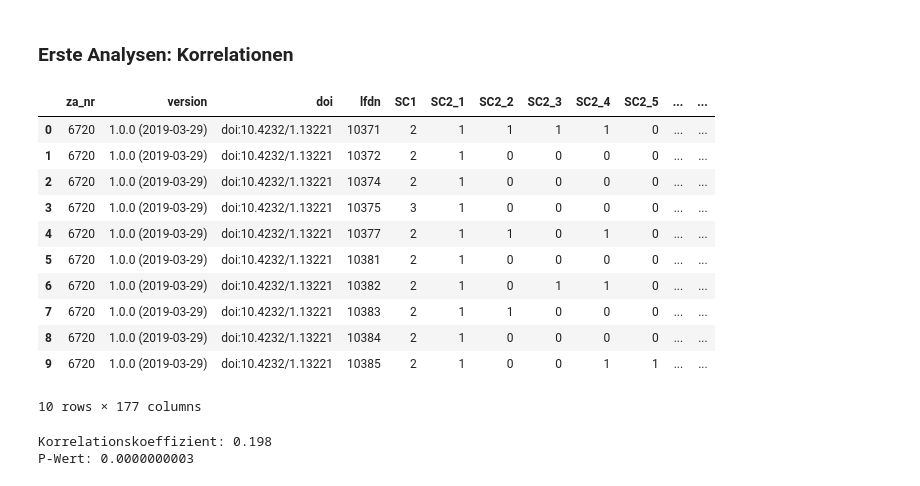
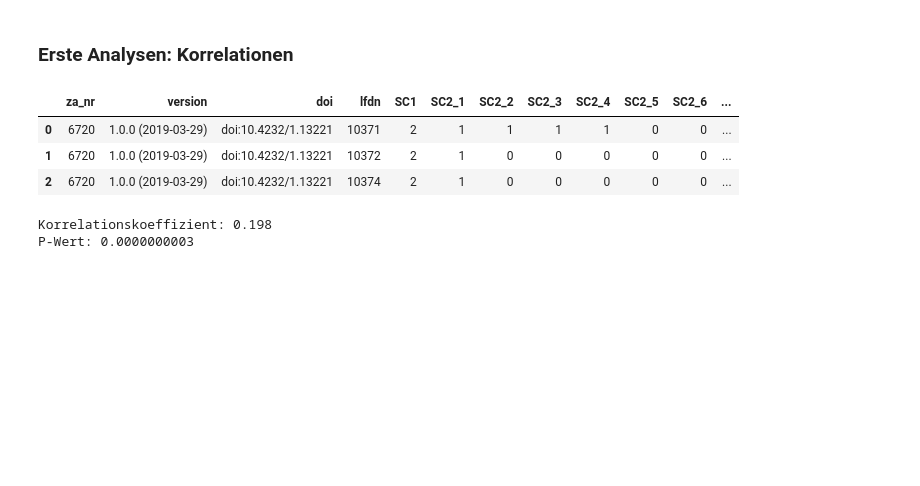
Before and after one commit to lara-polat/python_kurs, a Jupyter notebook: Project_Datenbereinigung.ipynb, the cells around one changed output. Drawn from its saved outputs; the diff is of its cells as text; code cells hidden in the pictures; blank space fills up the shorter version.

```diff
--- a/Project_Datenbereinigung.ipynb
+++ b/Project_Datenbereinigung.ipynb
@@ -108,9 +77,0 @@ Length: 175, dtype: object
-# %%
-# alle Spalten anzeigen
-pd.set_option('display.max_columns', None)
-
-# falls nötig, auch alle Zeilen
-pd.set_option('display.max_rows', None)
-
-# jetzt nochmal anzeigen
-print(df_intensiv.dtypes)
@@ -1004,20 +910,12 @@ Datensatz wurde erfolgreich bereinigt und gespeichert.
 import pandas as pd
 df_cleaned = pd.read_csv("data/Datensatz_Intensivnutzung_bereinigt.csv")
 # %%
-df_cleaned.head(10)
+df_cleaned.head(3)
 # %% [output]
-|  | za_nr | version | doi | lfdn | SC1 | SC2_1 | SC2_2 | SC2_3 | SC2_4 | SC2_5 | ... | ... |
-| 0 | 6720 | 1.0.0 (2019-03-29) | doi:10.4232/1.13221 | 10371 | 2 | 1 | 1 | 1 | 1 | 0 | ... | ... |
-| 1 | 6720 | 1.0.0 (2019-03-29) | doi:10.4232/1.13221 | 10372 | 2 | 1 | 0 | 0 | 0 | 0 | ... | ... |
-| 2 | 6720 | 1.0.0 (2019-03-29) | doi:10.4232/1.13221 | 10374 | 2 | 1 | 0 | 0 | 0 | 0 | ... | ... |
-| 3 | 6720 | 1.0.0 (2019-03-29) | doi:10.4232/1.13221 | 10375 | 3 | 1 | 0 | 0 | 0 | 0 | ... | ... |
-| 4 | 6720 | 1.0.0 (2019-03-29) | doi:10.4232/1.13221 | 10377 | 2 | 1 | 1 | 0 | 1 | 0 | ... | ... |
-| 5 | 6720 | 1.0.0 (2019-03-29) | doi:10.4232/1.13221 | 10381 | 2 | 1 | 0 | 0 | 0 | 0 | ... | ... |
-| 6 | 6720 | 1.0.0 (2019-03-29) | doi:10.4232/1.13221 | 10382 | 2 | 1 | 0 | 1 | 1 | 0 | ... | ... |
-| 7 | 6720 | 1.0.0 (2019-03-29) | doi:10.4232/1.13221 | 10383 | 2 | 1 | 1 | 0 | 0 | 0 | ... | ... |
-| 8 | 6720 | 1.0.0 (2019-03-29) | doi:10.4232/1.13221 | 10384 | 2 | 1 | 0 | 0 | 0 | 0 | ... | ... |
-| 9 | 6720 | 1.0.0 (2019-03-29) | doi:10.4232/1.13221 | 10385 | 2 | 1 | 0 | 0 | 1 | 1 | ... | ... |
+|  | za_nr | version | doi | lfdn | SC1 | SC2_1 | SC2_2 | SC2_3 | SC2_4 | SC2_5 | SC2_6 | ... |
+| 0 | 6720 | 1.0.0 (2019-03-29) | doi:10.4232/1.13221 | 10371 | 2 | 1 | 1 | 1 | 1 | 0 | 0 | ... |
+| 1 | 6720 | 1.0.0 (2019-03-29) | doi:10.4232/1.13221 | 10372 | 2 | 1 | 0 | 0 | 0 | 0 | 0 | ... |
+| 2 | 6720 | 1.0.0 (2019-03-29) | doi:10.4232/1.13221 | 10374 | 2 | 1 | 0 | 0 | 0 | 0 | 0 | ... |
-10 rows × 177 columns
 # %%
 from scipy.stats import pearsonr
 
```
Also changed, not shown: parts of 33 cells of this notebook.
